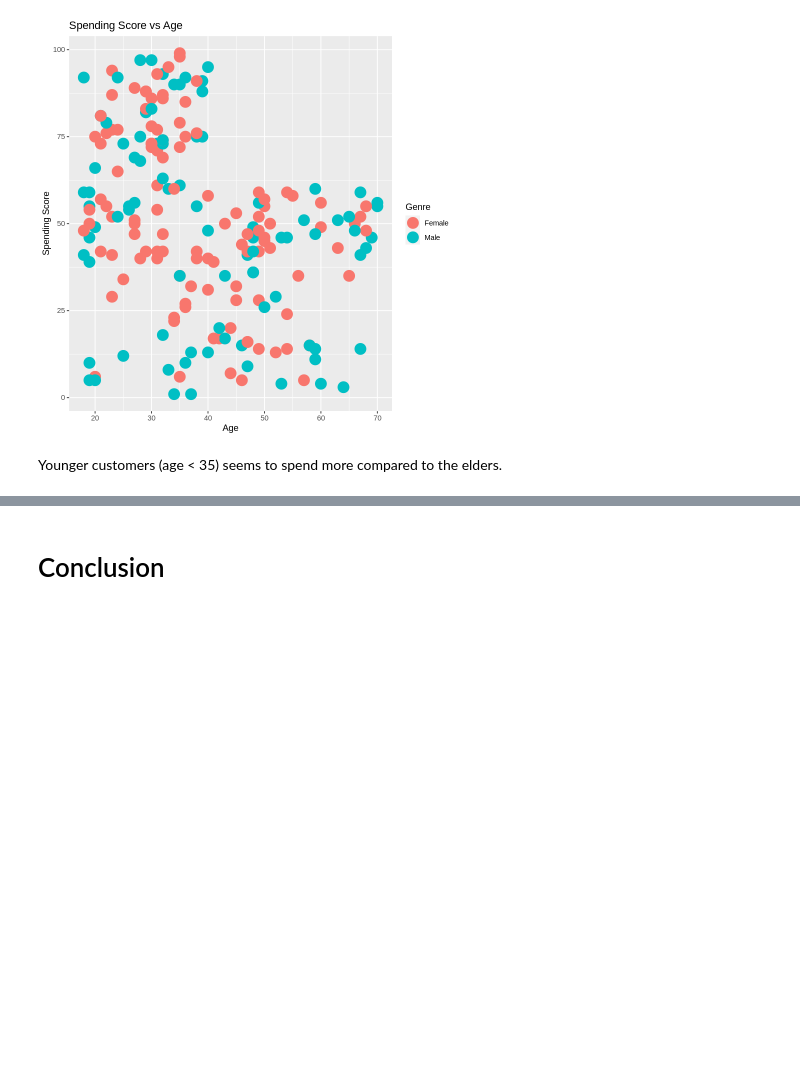
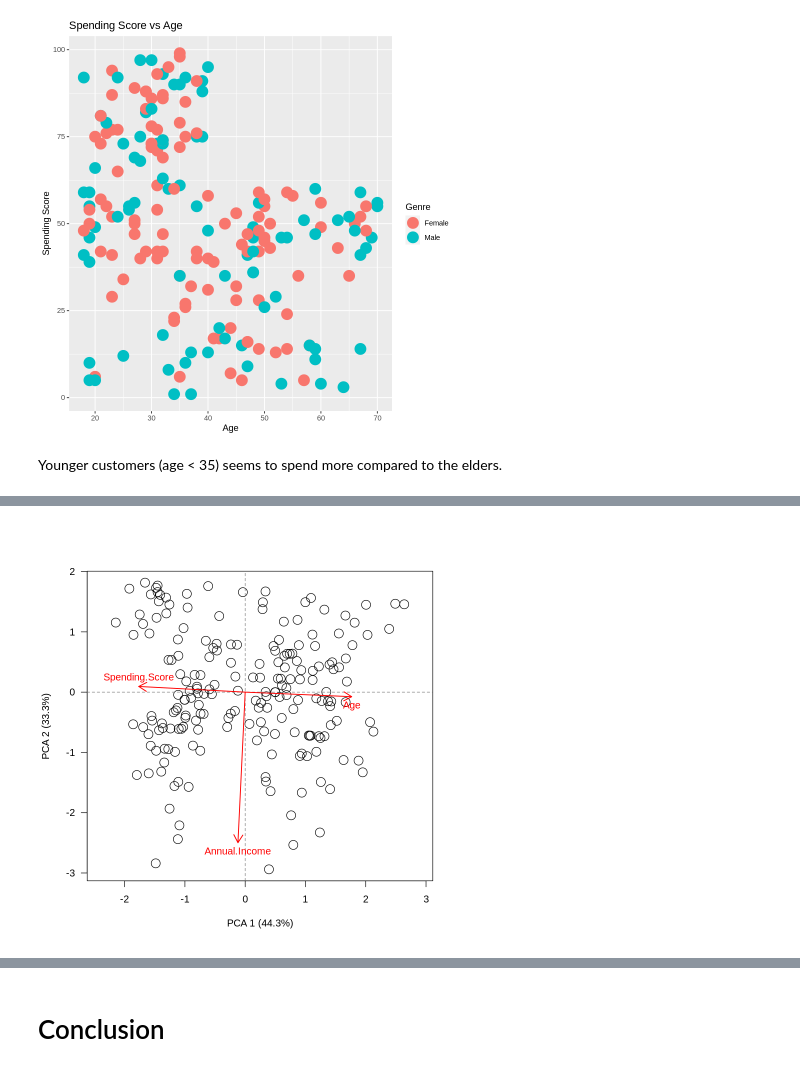
Before and after one commit to nv-hiep/customer_clustering, a Jupyter notebook: Customer_Segmentation_DataAnalysis_R_ipynb.ipynb, the cells around one changed output, grey strips where cells are left out. Drawn from its saved outputs; the diff is of its cells as text; code cells hidden in the pictures; blank space fills up the shorter version.

```diff
--- a/Customer_Segmentation_DataAnalysis_R_ipynb.ipynb
+++ b/Customer_Segmentation_DataAnalysis_R_ipynb.ipynb
@@ -566,0 +617,4 @@ Younger customers (age < 35) seems to spend more compared to the elders.
+# %%
+s <- summary(pc)
+attributes(s)
+s
@@ -566,0 +659,38 @@ Younger customers (age < 35) seems to spend more compared to the elders.
+# %%
+# Plot individuals
+plot(pc$x[,1], pc$x[,2],
+xlab=paste("PCA 1 (", round(s$importance[2]*100, 1), "%)", sep = ""),
+ylab=paste("PCA 2 (", round(s$importance[5]*100, 1), "%)", sep = ""),
+# pch=pch.group,
+col="black",
+# bg=col.group,
+cex=2, las=1, asp=1)
+# Add grid lines
+abline(v=0, lty=2, col="grey50")
+abline(h=0, lty=2, col="grey50")
+
+# # Add labels
+# text(pc$x[,1], pc$x[,2], labels=row.names(pc$x), pos=c(1,3,4,2), font=2)
+
+# Get co-ordinates of variables (loadings), and multiply by 10
+l.x <- pc$rotation[,1]*2.5
+l.y <- pc$rotation[,2]*2.5
+
+# Draw arrows
+arrows(x0=0, x1=l.x, y0=0, y1=l.y, col="red", length=0.15, lwd=1.5)
+
+# Label position
+l.pos <- l.y # Create a vector of y axis coordinates
+lo <- which(l.y < 0) # Get the variables on the bottom half of the plot
+hi <- which(l.y > 0) # Get variables on the top half
+# Replace values in the vector
+l.pos <- replace(l.pos, lo, "1")
+l.pos <- replace(l.pos, hi, "3")
+
+# Variable labels
+text(l.x, l.y, labels=row.names(pc$rotation), col="red", pos=l.pos)
+
+# Add legend
+# legend("topleft", legend=c("", "", ""), col="black", pt.bg=c("skyblue2", "gold", "green2"), pch=c(21, 22, 24), pt.cex=1.5)
+# %% [output]
+[figure, added]
```
Also changed, not shown: parts of 27 cells of this notebook.
